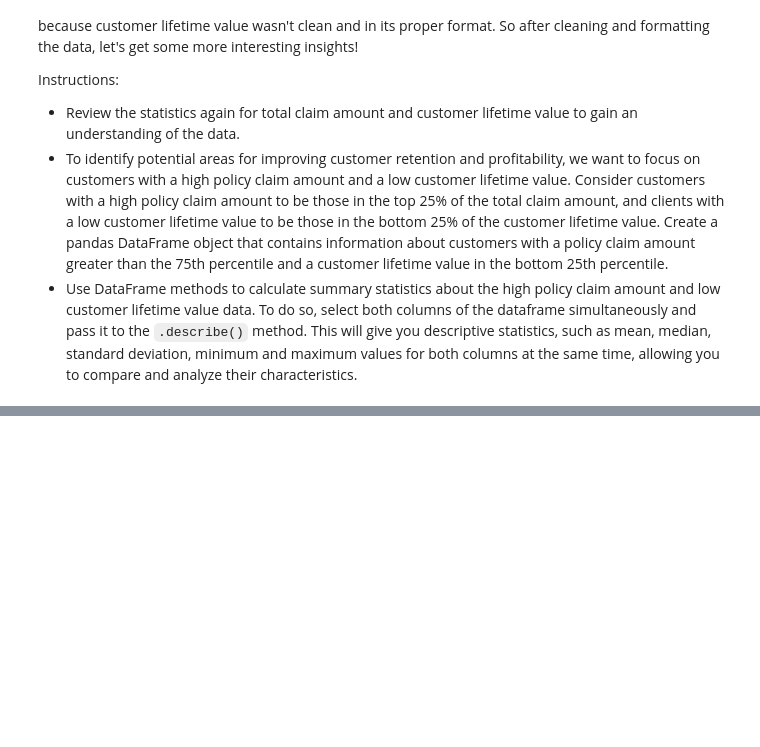
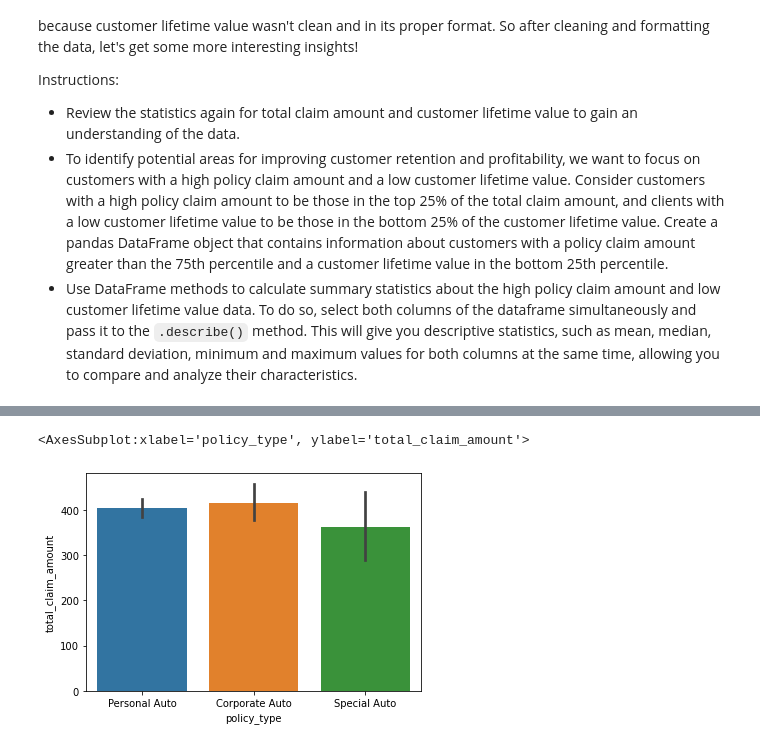
Before and after one commit to tejaldbhatti/lab-dw-data-cleaning-and-formatting, a Jupyter notebook: lab-dw-data-cleaning-and-formatting.ipynb, the cells around one changed output, grey strips where cells are left out. Drawn from its saved outputs; the diff is of its cells as text; code cells hidden in the pictures; blank space fills up the shorter version.

```diff
--- a/lab-dw-data-cleaning-and-formatting.ipynb
+++ b/lab-dw-data-cleaning-and-formatting.ipynb
@@ -273,0 +338,6 @@ Instructions:
+# %%
+# Show a plot of the Policy Type by the Total Claim Amount.
+sns.barplot(y ='total_claim_amount', x='policy_type',data=new_df)
+# %% [output]
+<AxesSubplot:xlabel='policy_type', ylabel='total_claim_amount'>
+[figure, added]
```
Also changed, not shown: parts of 10 cells of this notebook.
